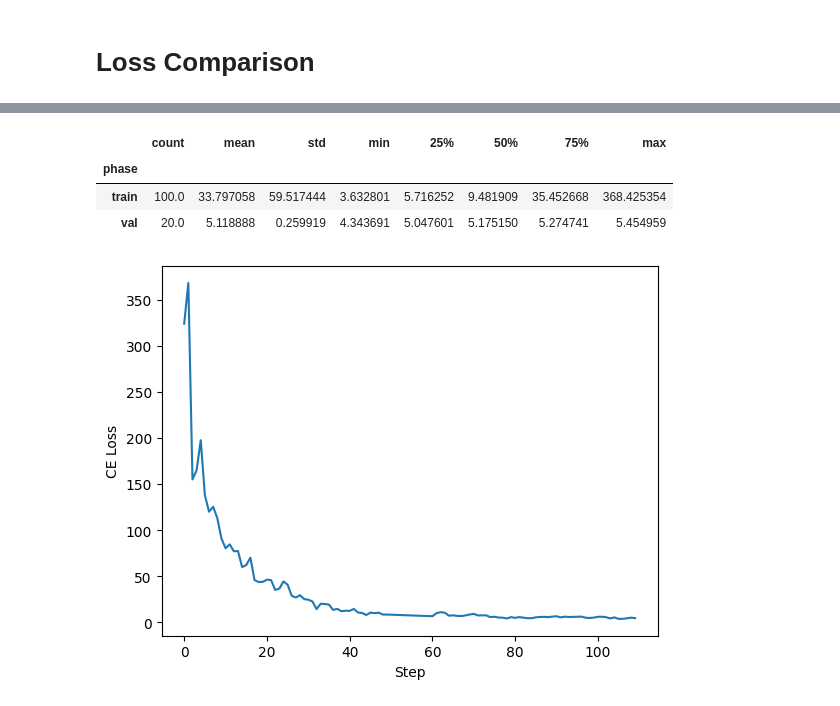
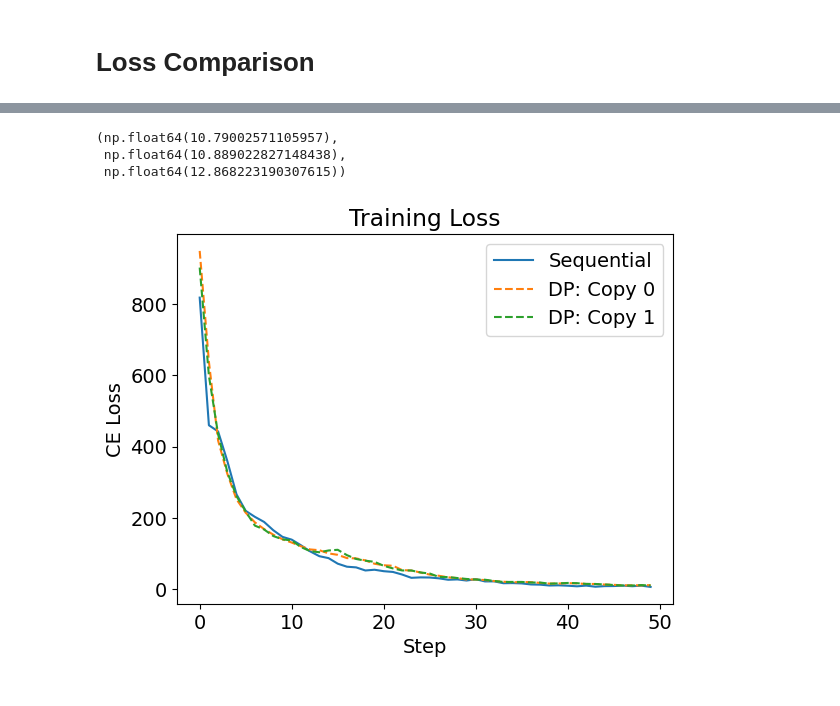
Before and after one commit to JacopoRaffi/DistributedGNN, a Jupyter notebook: src/data_analysis.ipynb, the cells around one changed output, grey strips where cells are left out. Drawn from its saved outputs; the diff is of its cells as text; code cells hidden in the pictures.

```diff
--- a/src/data_analysis.ipynb
+++ b/src/data_analysis.ipynb
@@ -227,14 +209,42 @@ df.head(n=10)
-# %%
-df.groupby('phase')['loss'].describe()
-# %% [output]
-|  | count | mean | std | min | 25% | 50% | 75% | max |
-| phase |  |  |  |  |  |  |  |  |
-| train | 100.0 | 33.797058 | 59.517444 | 3.632801 | 5.716252 | 9.481909 | 35.452668 | 368.425354 |
-| val | 20.0 | 5.118888 | 0.259919 | 4.343691 | 5.047601 | 5.175150 | 5.274741 | 5.454959 |
-# %%
-df[df['phase'] == 'train']['loss'].plot()
-plt.xlabel('Step')
-plt.ylabel('CE Loss')
-plt.show()
-# %% [output]
-[figure, removed]
+# %%
+LOG_FILE_SEQ = '../log/seq_loss.csv'
+LOG_FILE_PAR0 = '../log/datapipe_1_micro5_loss.csv'
+LOG_FILE_PAR1 = '../log/datapipe_3_micro5_loss.csv'
+
+df_seq = pd.read_csv(LOG_FILE_SEQ)
+df_par0 = pd.read_csv(LOG_FILE_PAR0)
+df_par1 = pd.read_csv(LOG_FILE_PAR1)
+
+df_seq['phase'] = df_seq.replace({'phase': {0: 'train', 1: 'val'}})['phase']
+df_par0['phase'] = df_par0.replace({'phase': {0: 'train', 1: 'val'}})['phase']
+df_par1['phase'] = df_par1.replace({'phase': {0: 'train', 1: 'val'}})['phase']
+# %%
+df_par0.tail(n=1).iloc[0]['loss'], df_par1.tail(n=1).iloc[0]['loss'], df_seq[:60].tail(n=1).iloc[0]['loss']
+# %% [output]
+(np.float64(10.79002571105957),
+ np.float64(10.889022827148438),
+ np.float64(12.868223190307615))
+# %%
+plt.rcParams.update({'font.size': 14})
+
+y = df_seq[(df_seq['phase'] == 'train')]['loss'].to_numpy()
+y = y[:len(df_par0[(df_par0['phase'] == 'train')])]
+x = range(len(y))
+plt.plot(x, y, label='Sequential')
+
+y = df_par0[(df_par0['phase'] == 'train')]['loss'].to_numpy()
+x = range(len(y))
+plt.plot(x, y, label='DP: Copy 0', linestyle='--')
+
+y = df_par1[(df_par0['phase'] == 'train')]['loss'].to_numpy()
+x = range(len(y))
+plt.plot(x, y, label='DP: Copy 1', linestyle='--')
+
+plt.legend()
+
+plt.title('Training Loss')
+plt.xlabel('Step')
+plt.ylabel('CE Loss')
+plt.show()
+# %% [output]
+[figure, added]
```
Also changed, not shown: parts of 1 cell of this notebook.
